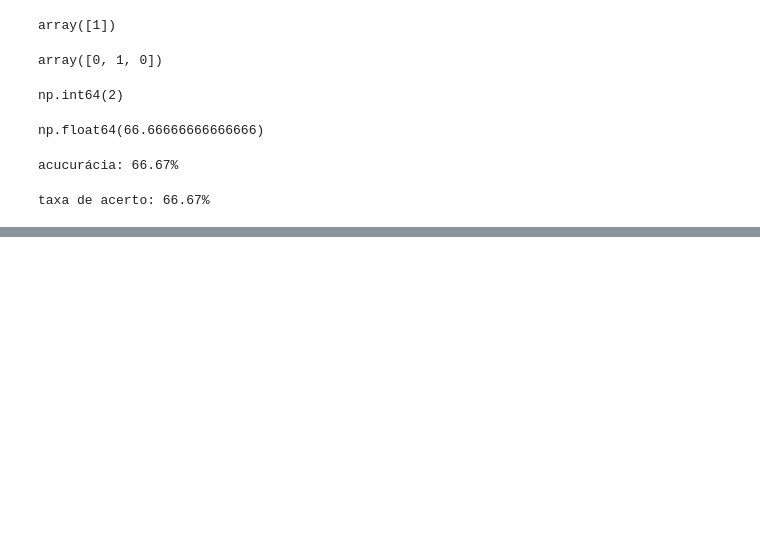
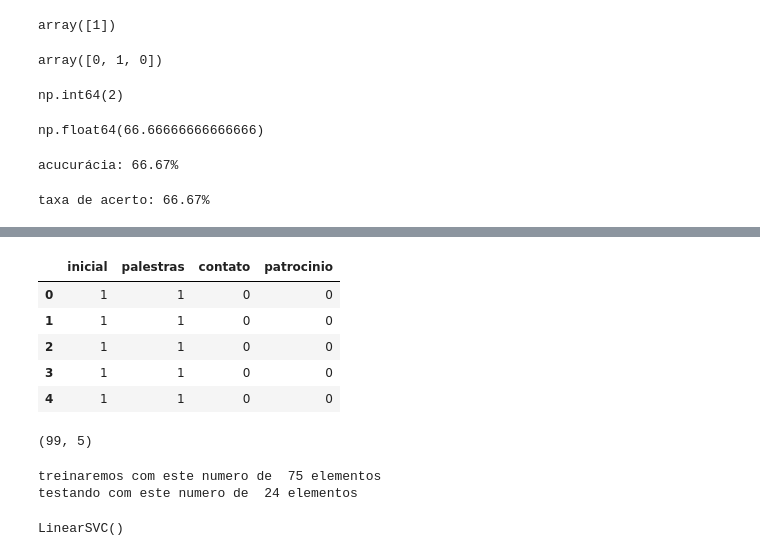
Before and after one commit to luan3642/Machine_learning_classificacao_sklearn-ALURA, a Jupyter notebook: aula01_alura.ipynb, the cells around one changed output, grey strips where cells are left out. Cells and saved outputs as stored; diff of their text form; code cells hidden in the pictures; blank space fills up the shorter version.

```diff
--- a/aula01_alura.ipynb
+++ b/aula01_alura.ipynb
@@ -76,0 +103,39 @@ taxa de acerto: 66.67%
+# %%
+x = dados[['inicial','palestras',	'contato'	,	'patrocinio']]
+x.head()
+# %% [output]
+|  | inicial | palestras | contato | patrocinio |
+| 0 | 1 | 1 | 0 | 0 |
+| 1 | 1 | 1 | 0 | 0 |
+| 2 | 1 | 1 | 0 | 0 |
+| 3 | 1 | 1 | 0 | 0 |
+| 4 | 1 | 1 | 0 | 0 |
+# %%
+dados.shape
+# %% [output]
+(99, 5)
+# %%
+treinoX = x[:75]
+treinoY = y[:75]
+
+testeX = x[75:]
+testeY = y[75:]
+
+print(f'treinaremos com este numero de  {len(treinoX)} elementos')
+print(f'testando com este numero de  {len(testeX)} elementos')
+# %% [output]
+treinaremos com este numero de  75 elementos
+testando com este numero de  24 elementos
+# %%
+from sklearn.svm import LinearSVC
+from sklearn.metrics import accuracy_score
+
+modelo = LinearSVC()
+modelo.fit(treinoX,treinoY)
+
+previsoes = modelo.predict(testeX)
+
+acuracia = accuracy_score(testeY, previsoes) * 100
+print(f'acuracia: {acuracia:.2f}%'
+# %% [output]
+LinearSVC()
```
Also changed, not shown: parts of 3 cells of this notebook.
